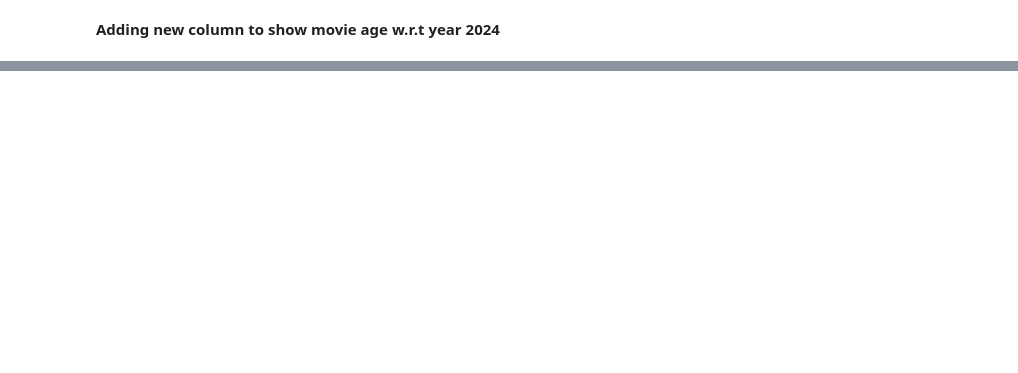
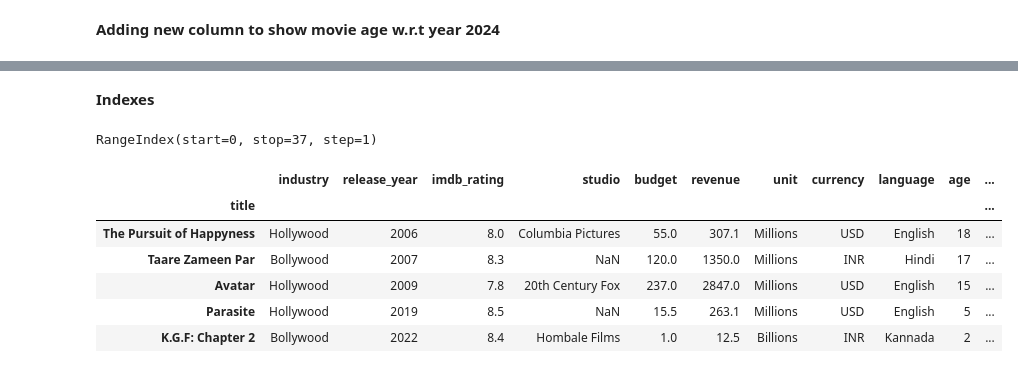
Before and after one commit to rehan1124/Codebasics-Math-And-Statistics-For-AI-Data-Science, a Jupyter notebook: Dataframe_Basics.ipynb, the cells around one changed output, grey strips where cells are left out. Drawn from its saved outputs; the diff is of its cells as text; code cells hidden in the pictures; blank space fills up the shorter version.

```diff
--- a/Dataframe_Basics.ipynb
+++ b/Dataframe_Basics.ipynb
@@ -149,0 +162,17 @@ df.head(5)
+# %% [markdown]
+**Indexes**
+# %%
+df.index
+# %% [output]
+RangeIndex(start=0, stop=37, step=1)
+# %%
+df.set_index("title", inplace=True)
+df.sample(5)
+# %% [output]
+|  | industry | release_year | imdb_rating | studio | budget | revenue | unit | currency | language | age | ... |
+| title |  |  |  |  |  |  |  |  |  |  | ... |
+| The Pursuit of Happyness | Hollywood | 2006 | 8.0 | Columbia Pictures | 55.0 | 307.1 | Millions | USD | English | 18 | ... |
+| Taare Zameen Par | Bollywood | 2007 | 8.3 | NaN | 120.0 | 1350.0 | Millions | INR | Hindi | 17 | ... |
+| Avatar | Hollywood | 2009 | 7.8 | 20th Century Fox | 237.0 | 2847.0 | Millions | USD | English | 15 | ... |
+| Parasite | Hollywood | 2019 | 8.5 | NaN | 15.5 | 263.1 | Millions | USD | English | 5 | ... |
+| K.G.F: Chapter 2 | Bollywood | 2022 | 8.4 | Hombale Films | 1.0 | 12.5 | Billions | INR | Kannada | 2 | ... |
```
Also changed, not shown: parts of 11 cells of this notebook.
